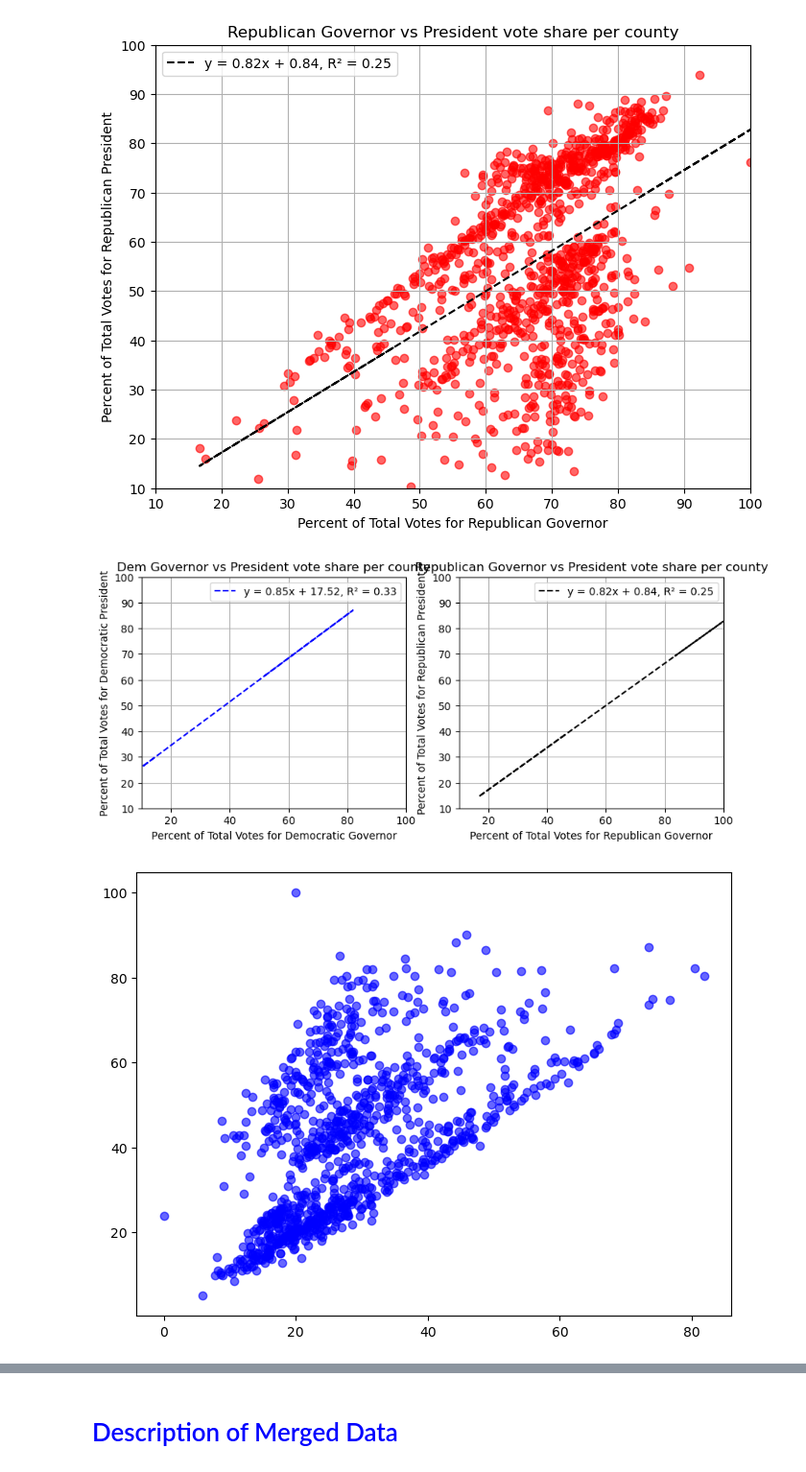
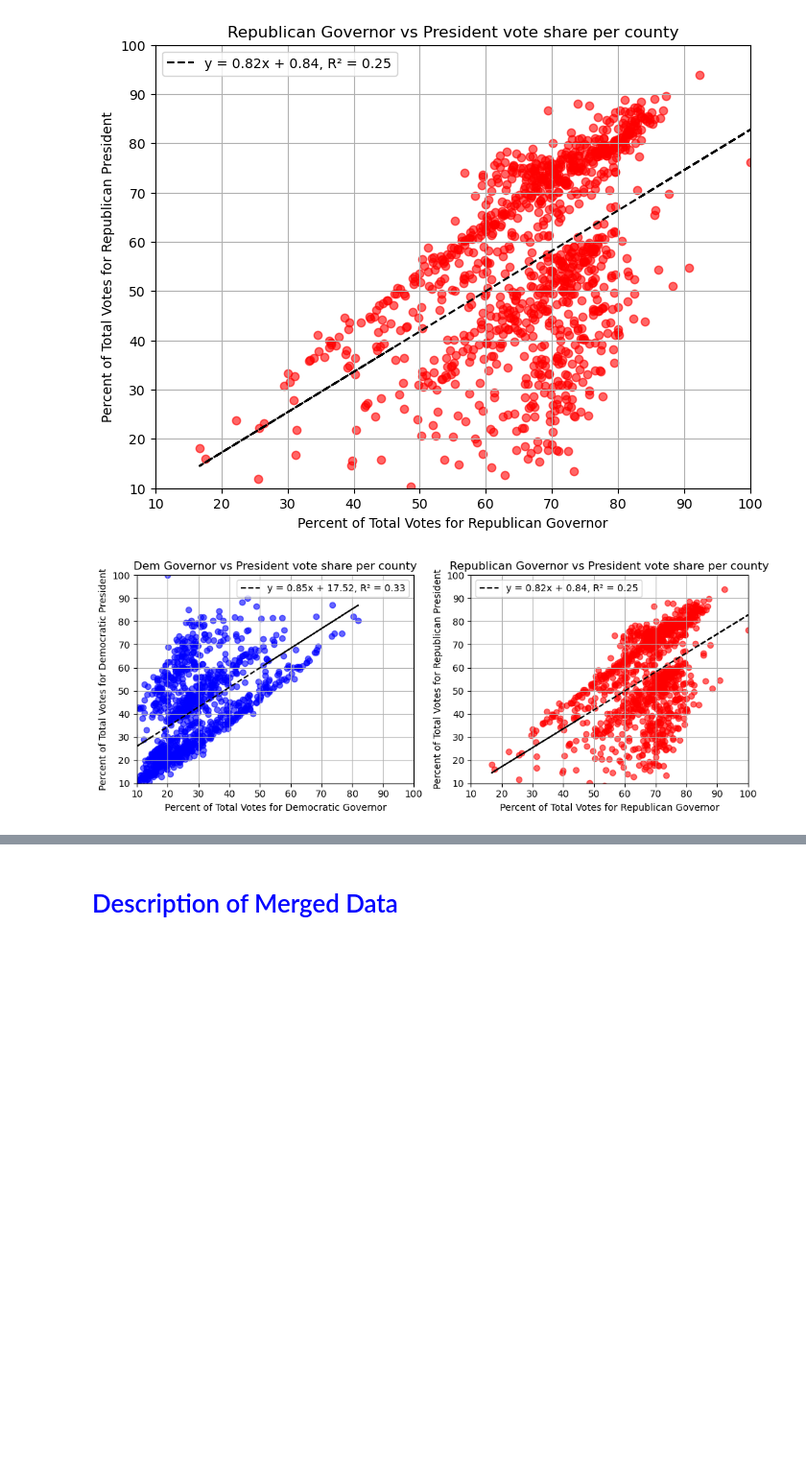
Before and after one commit to HenrySpin/QTM151Final, a Jupyter notebook: Final Project/Final.ipynb, the cells around one changed output, grey strips where cells are left out. Shown at 96% size. Drawn from its saved outputs; the diff is of its cells as text; code cells hidden in the pictures; blank space fills up the shorter version.

```diff
--- a/Final Project/Final.ipynb
+++ b/Final Project/Final.ipynb
@@ -296,47 +296,42 @@ axes[0].grid(True)
 axes[0].legend()
 
 # REPUBLICAN Scatter plot: each point = one county
-x = merged_votes['gov_R_share']*100
-y = merged_votes['pres_R_share']*100
-plt.figure(figsize=(8,6))
-plt.scatter(
+x = merged_votes['gov_R_share'] * 100
+y = merged_votes['pres_R_share'] * 100
+
+axes[1].scatter(
     x,
     y,
     alpha=0.6,
     color='red'
 )
 
 # Fit linear regression
 slope, intercept = np.polyfit(x, y, 1)
 line_y = slope * x + intercept
 
-# Calculate R^2
-correlation_matrix = np.corrcoef(x, y)
-r_value = correlation_matrix[0,1]
+# R^2
+r_value = np.corrcoef(x, y)[0, 1]
 r_squared = r_value**2
 
-# Plot line with equation and R^2 in legend
 axes[1].plot(
     x,
     line_y,
     color='black',
     linestyle='--',
-    label=f'y = {slope:.2f}x + {intercept:.2f}, R² = {r_squared:.2f}')
+    label=f'y = {slope:.2f}x + {intercept:.2f}, R² = {r_squared:.2f}'
+)
 
-# Set axes range from 10 to 100
 axes[1].set_xlim(10, 100)
 axes[1].set_ylim(10, 100)
 
-# Labels and title
 axes[1].set_xlabel("Percent of Total Votes for Republican Governor")
 axes[1].set_ylabel("Percent of Total Votes for Republican President")
 axes[1].set_title("Republican Governor vs President vote share per county")
 axes[1].grid(True)
 axes[1].legend()
 
-
 plt.tight_layout()
 plt.show()
 # %% [output]
-[figure, old version]
+[figure, new version]
-[figure, removed]
```
Also changed, not shown: parts of 2 cells of this notebook.
